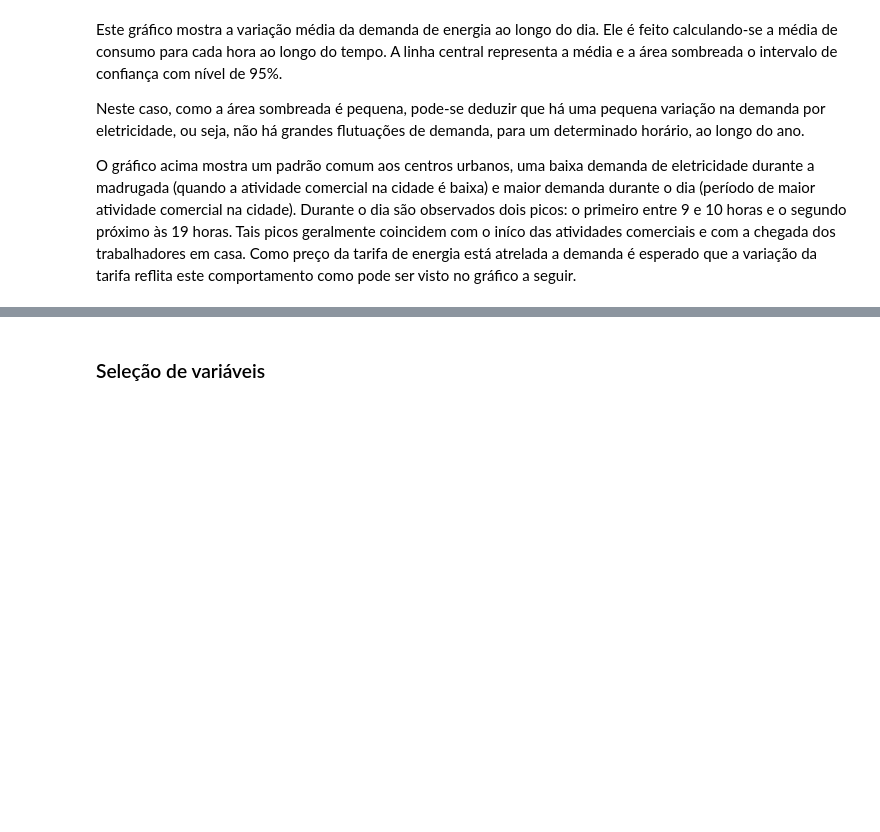
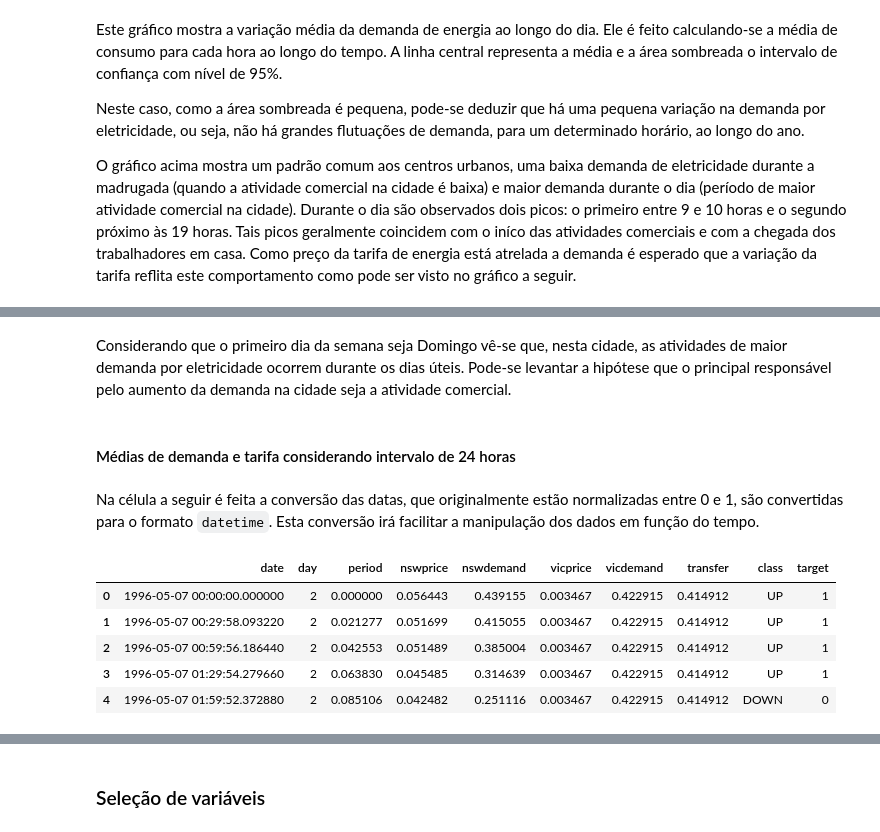
Before and after one commit to duartejr/case_ciencia_dados, a Jupyter notebook: case_ciencia_dados.ipynb, the cells around one changed output, grey strips where cells are left out. Drawn from its saved outputs; the diff is of its cells as text; code cells hidden in the pictures; blank space fills up the shorter version.

```diff
--- a/case_ciencia_dados.ipynb
+++ b/case_ciencia_dados.ipynb
@@ -184,0 +190,22 @@ grafico_linhas(x, y, titulo, xlabel, ylabel, minx=minx, maxx=maxx, maxy=maxy, st
+# %% [markdown]
+Considerando que o primeiro dia da semana seja Domingo vê-se que, nesta cidade, as atividades de maior demanda por eletricidade ocorrem durante os dias úteis. Pode-se levantar a hipótese que o principal responsável pelo aumento da demanda na cidade seja a atividade comercial.
+# %% [markdown]
+#### Médias de demanda e tarifa considerando intervalo de 24 horas
+# %% [markdown]
+Na célula a seguir é feita a conversão das datas, que originalmente estão normalizadas entre 0 e 1, são convertidas para o formato `datetime`. Esta conversão irá facilitar a manipulação dos dados em função do tempo.
+# %%
+from datetime import datetime
+
+data_inicial = datetime(1996, 5, 7) # Data do primeiro registro
+data_final = datetime(1998, 12, 6)  # Data do último registro
+intervalo = (data_final - data_inicial) / len(df)
+datas = np.array([data_inicial + i*intervalo for i in range(len(df))])
+df['date'] = datas
+df.head()
+# %% [output]
+|  | date | day | period | nswprice | nswdemand | vicprice | vicdemand | transfer | class | target |
+| 0 | 1996-05-07 00:00:00.000000 | 2 | 0.000000 | 0.056443 | 0.439155 | 0.003467 | 0.422915 | 0.414912 | UP | 1 |
+| 1 | 1996-05-07 00:29:58.093220 | 2 | 0.021277 | 0.051699 | 0.415055 | 0.003467 | 0.422915 | 0.414912 | UP | 1 |
+| 2 | 1996-05-07 00:59:56.186440 | 2 | 0.042553 | 0.051489 | 0.385004 | 0.003467 | 0.422915 | 0.414912 | UP | 1 |
+| 3 | 1996-05-07 01:29:54.279660 | 2 | 0.063830 | 0.045485 | 0.314639 | 0.003467 | 0.422915 | 0.414912 | UP | 1 |
+| 4 | 1996-05-07 01:59:52.372880 | 2 | 0.085106 | 0.042482 | 0.251116 | 0.003467 | 0.422915 | 0.414912 | DOWN | 0 |
```
Also changed, not shown: parts of 68 cells of this notebook.
